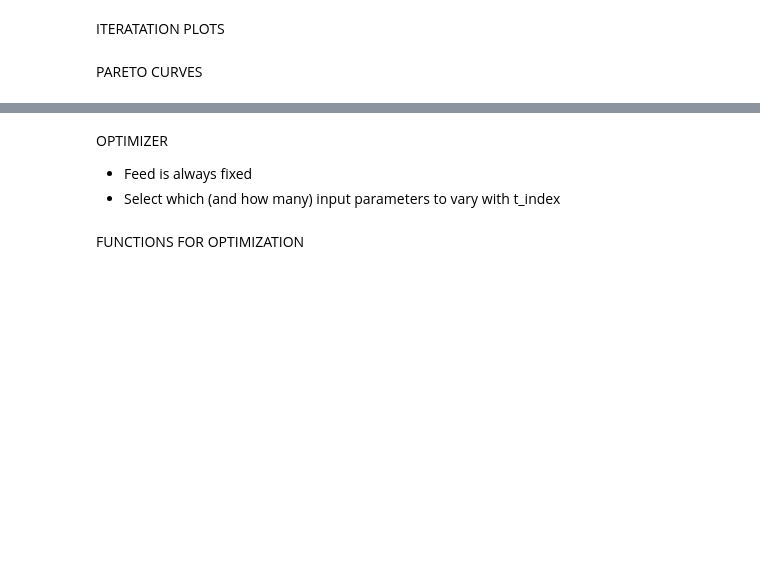
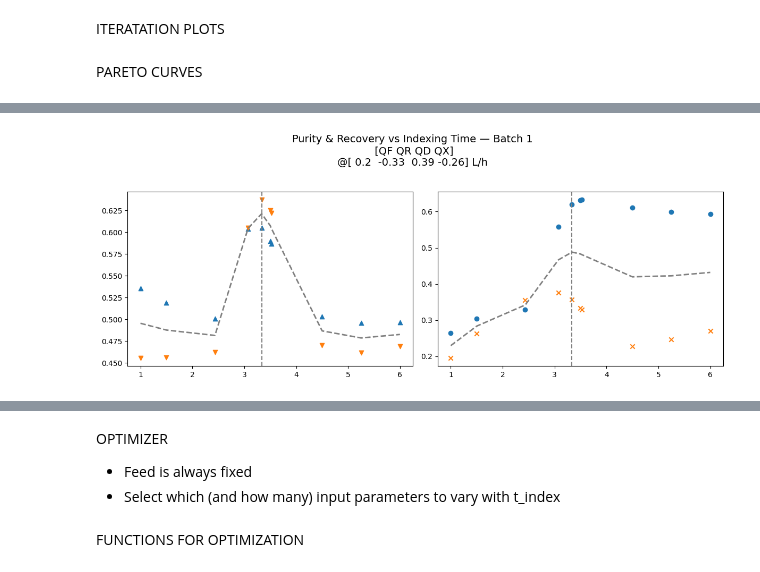
Before and after one commit to Nawa-Punabantu/Opt_Algos, a Jupyter notebook: SMB_sampling.ipynb, the cells around one changed output, grey strips where cells are left out. Saved outputs shown, nothing was run; the diff lists cells and outputs as text; code cells hidden in the pictures; blank space fills up the shorter version.

```diff
--- a/SMB_sampling.ipynb
+++ b/SMB_sampling.ipynb
@@ -2045,0 +1975,85 @@ c1_vals:[0. 0. 0. 0. 0. 0. 0. 0. 0. 0. 0. 0. 0. 0. 0. 0. 0. 0. 0. 0. 0. 0. 0. 0.
+# %%
+import matplotlib.pyplot as plt
+import numpy as np
+
+mx = interations_per_bucket + free_sample_iterations  # samples per batch
+
+colors = [
+    'tab:blue', 'tab:orange', 'tab:green', 'tab:red', 'tab:purple',
+    'tab:brown', 'tab:pink', 'tab:gray', 'tab:olive', 'tab:cyan'
+]
+
+best_purity_indices = []
+best_recovery_indices = []
+best_purity_summary = []
+for i in range(num_buckets):  # renamed to num_batches for clarity
+    k1 = i * mx
+    k2 = k1 + mx
+    # print(f'k1 : {k1}')
+    # print(f'k2 : {k2}')
+
+    # Slice batch-specific data
+    t_idx_vals = all_initial_inputs[k1:k2, -1]  # indexing time per batch
+    f1_vals = all_initial_ouputs[k1:k2, 0]  # Glucose Purity
+    f2_vals = all_initial_ouputs[k1:k2, 1]  # Fructose Purity
+    c1_vals = all_initial_ouputs[k1:k2, 2]  # Glucose Recovery
+    c2_vals = all_initial_ouputs[k1:k2, 3]  # Fructose Recovery
+
+    ### Compute 0.5-weighted average ###
+    weighted_avg_purity = 0.5 * f1_vals + 0.5 * f2_vals
+    weighted_avg_recovery = 0.5 * c1_vals + 0.5 * c2_vals
+
+    # Get best index per batch
+
+    best_purity_idx_local = np.argmax(weighted_avg_purity)
+
+    best_purity_idx_local = np.argmax(weighted_avg_purity)
+
+    # Store info for table
+    best_purity_summary.append({
+        'Batch': i+1,
+        'Best Indexing Time (min)': round(float(t_idx_vals[best_purity_idx_local]), 2),
+        'Glu Purity (Raff)': round(float(f1_vals[best_purity_idx_local]), 3),
+        'Fru Purity (Ext)': round(float(f2_vals[best_purity_idx_local]), 3),
+        'Glu Recovery (Raff)': round(float(c1_vals[best_purity_idx_local]), 3),
+        'Fru Recovery (Ext)': round(float(c2_vals[best_purity_idx_local]), 3)
+    })
+    # best_recovery_idx_local = np.argmax(weighted_avg_recovery)
+    best_recovery_idx_local = np.argmax(weighted_avg_purity)
+    # Store global row indices
+    best_purity_indices.append(k1 + best_purity_idx_local)
+    best_recovery_indices.append(k1 + best_recovery_idx_local)
+
+    ### Side-by-side Plot: Purity and Recovery ###
+    fig, ax = plt.subplots(1, 2, figsize=(12, 5), sharex=True)
+    ### Sorting for Line Plot ###
+    sort_idx = np.argsort(t_idx_vals)
+    sorted_t = t_idx_vals[sort_idx]
+    sorted_weighted_avg_purity = weighted_avg_purity[sort_idx]
+    sorted_weighted_avg_recovery = weighted_avg_recovery[sort_idx]
+
+    # Subplot 1: Purity
+    ax[0].scatter(t_idx_vals, f1_vals, color=colors[i % len(colors)], marker='^', label='Glucose Purity')
+    ax[0].scatter(t_idx_vals, f2_vals, color=colors[(i+1) % len(colors)], marker='v', label='Fructose Purity')
+    ax[0].plot(sorted_t, sorted_weighted_avg_purity, color='gray', linestyle='--', label='Weighted Avg Purity (0.5/0.5)', linewidth=2)
+    ax[0].axvline(t_idx_vals[best_purity_idx_local], color='gray', linestyle='--', linewidth=1.5, label='Best Weighted Purity')
+
+    # Subplot 2: Recovery
+    ax[1].scatter(t_idx_vals, c1_vals, color=colors[i % len(colors)], marker='o', label='Glucose Recovery')
+    ax[1].scatter(t_idx_vals, c2_vals, color=colors[(i+1) % len(colors)], marker='x', label='Fructose Recovery')
+    ax[1].plot(sorted_t, sorted_weighted_avg_recovery, color='gray', linestyle='--', label='Weighted Avg Recovery (0.5/0.5)', linewidth=2)
+    ax[1].axvline(t_idx_vals[best_recovery_idx_local], color='gray', linestyle='--', linewidth=1.5, label=f'Best Weighted Recovery @ {all_initial_inputs[best_purity_indices,-1]} min')
+
+
+    # Final adjustments
+    fig.suptitle(f"Purity & Recovery vs Indexing Time — Batch {i+1}\n [QF QR QD QX]\n@{np.round(all_initial_inputs[k1,:-1]*3.6, 2)} L/h", fontsize=14)
+    plt.tight_layout(rect=[0, 0.03, 1, 0.95])
+    plt.savefig(f'batch_{i+1}_purity_recovery_vs_tindex.png', dpi=300)
+    # plt.legend()
+    plt.show()
+
+# Optionally print or store the best indices
+print("Best Purity Indices (global row indices):", best_purity_indices)
+print("Best Recovery Indices (global row indices):", best_recovery_indices)
+# %% [output]
+[figure, added]
```
Also changed, not shown: parts of 8 cells of this notebook.
